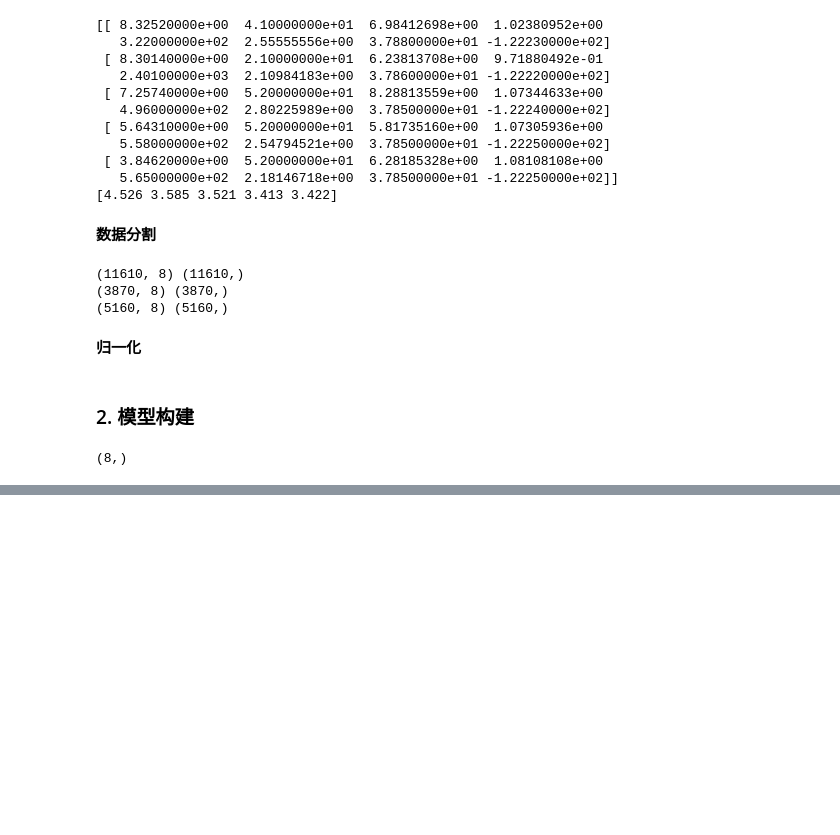
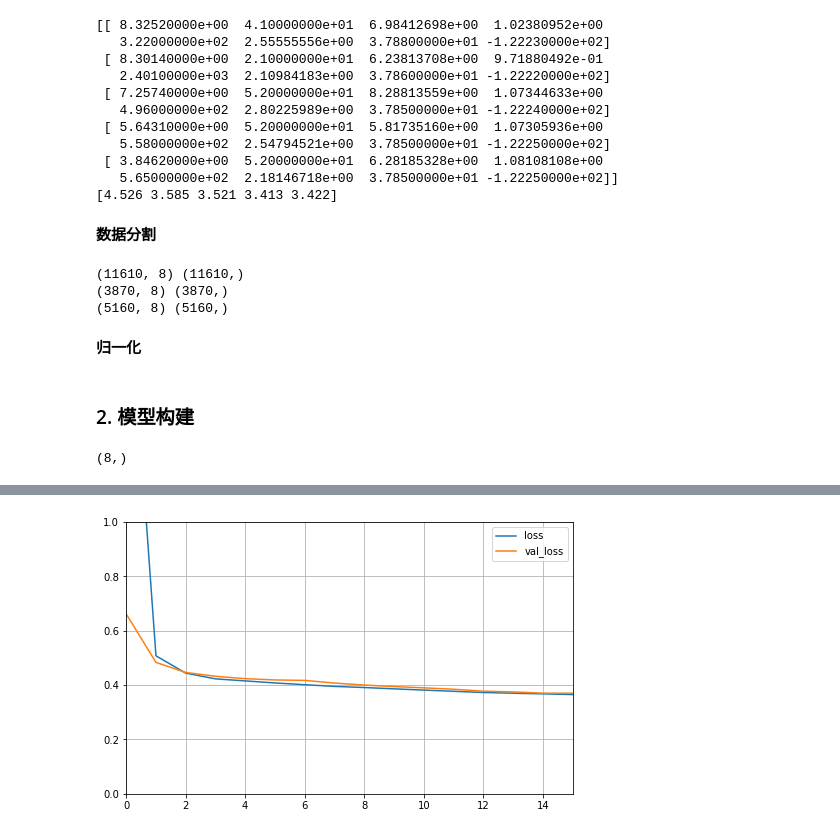
Before and after one commit to NovemberChopin/machine-learning, a Jupyter notebook: TensorFlow-2.0/03-TensorFlow-Keras/06-tf_keras_regression-model.ipynb, the cells around one changed output, grey strips where cells are left out. Saved outputs shown, nothing was run; the diff lists cells and outputs as text; code cells hidden in the pictures; blank space fills up the shorter version.

```diff
--- a/TensorFlow-2.0/03-TensorFlow-Keras/06-tf_keras_regression-model.ipynb
+++ b/TensorFlow-2.0/03-TensorFlow-Keras/06-tf_keras_regression-model.ipynb
@@ -148,0 +206,35 @@ model.evaluate(x_test_scaled, y_test, verbose=2)
+# %%
+class CustomizedDenseLayer(keras.layers.Layer):
+    def __init__(self, units, activation=None, **kwargs):
+        self.units = units
+        self.activation = keras.layers.Activation(activation)
+        super(CustomizedDenseLayer, self).__init__(**kwargs)
+
+    def build(self, input_shape):
+        """构建所需要的参数"""
+        self.kernel = self.add_weight(name = "kernel",
+                                     shape = (input_shape[1], self.units),
+                                     initializer = "uniform",
+                                     trainable = True)
+        self.bias = self.add_weight(name = "bias", shape = (self.units, ),
+                                    initializer = 'zeros',
+                                   trainable = True)
+        super(CustomizedDenseLayer, self).build(input_shape)
+
+    def call(self, x):
+        return self.activation(x @ self.kernel + self.bias)
+
+model3 = Sequential([
+    CustomizedDenseLayer(30, activation='relu',
+                         input_shape=x_train.shape[1:]),
+    CustomizedDenseLayer(1),
+#     customized_softplus,
+#     keras.layers.Dense(1, activation="softplus")
+#     keras.layers.Dense(1, keras.layers.Activation('softplus'))
+])
+# model3.build(input_shape=(None, 8))
+model3.summary()
+model3.compile(loss="mean_squared_error", optimizers="sgd")
+callbacks = [
+    keras.callbacks.EarlyStopping(patience=3, min_delta=1e-2)
+]
@@ -148,0 +254,4 @@ model.evaluate(x_test_scaled, y_test, verbose=2)
+# %%
+history = model3.fit(x_train_scaled, y_train, epochs=50,
+           validation_data=(x_valid_scaled, y_valid),
+           callbacks=callbacks)
@@ -148,0 +276,4 @@ model.evaluate(x_test_scaled, y_test, verbose=2)
+# %%
+plot_learning_curves(history)
+# %% [output]
+[figure, added]
```
Also changed, not shown: parts of 12 cells of this notebook.
